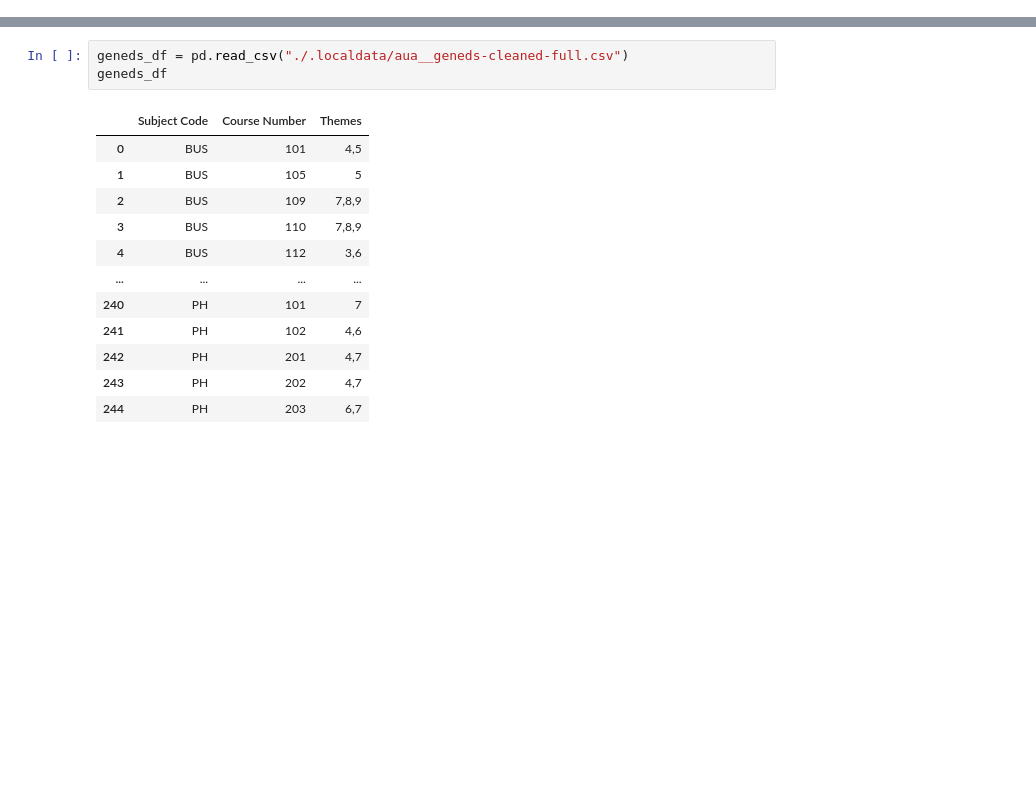
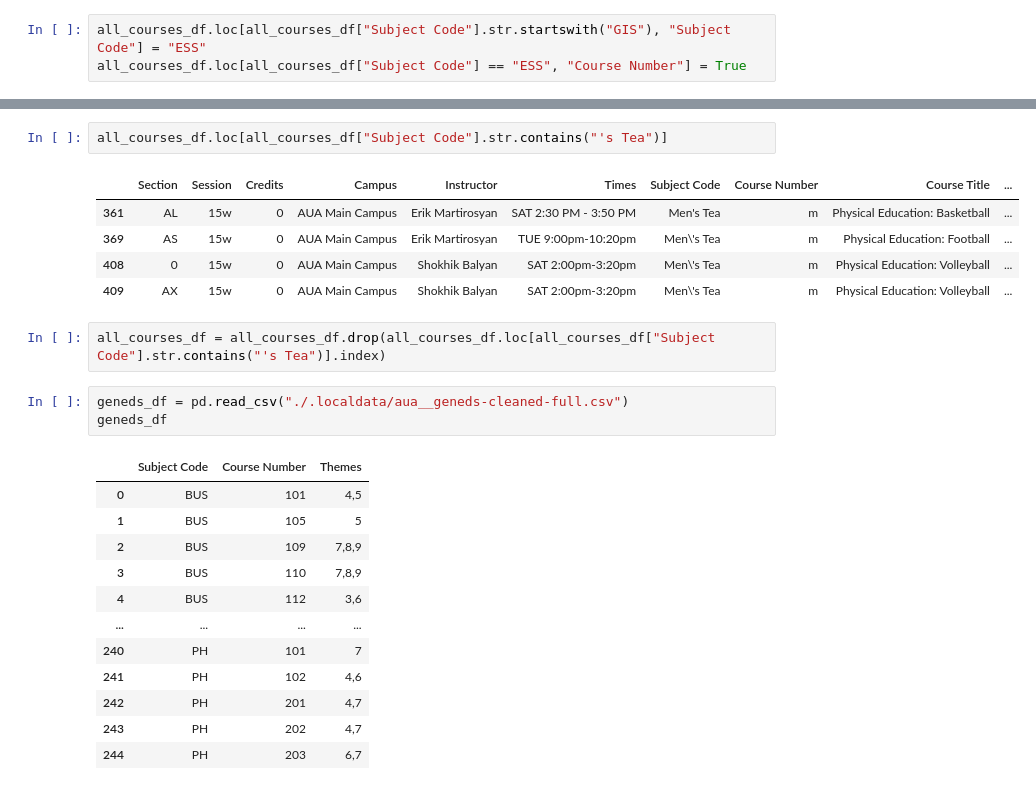
Before and after one commit to mikayelgr/corsa, a Jupyter notebook: 3. Corsa_AUA_Merged_F2025.ipynb, the cells around one changed output, grey strips where cells are left out. Saved outputs shown, nothing was run; the diff lists cells and outputs as text; blank space fills up the shorter version.

```diff
--- a/3. Corsa_AUA_Merged_F2025.ipynb
+++ b/3. Corsa_AUA_Merged_F2025.ipynb
@@ -9,0 +35,3 @@ all_courses_df[:2]
+# %%
+all_courses_df.loc[all_courses_df["Subject Code"].str.startswith("GIS"), "Subject Code"] = "ESS"
+all_courses_df.loc[all_courses_df["Subject Code"] == "ESS", "Course Number"] = True
@@ -10,3 +58,13 @@ all_courses_df[:2]
+# %%
+all_courses_df.loc[all_courses_df["Subject Code"].str.contains("'s Tea")]
+# %% [output]
+|  | Section | Session | Credits | Campus | Instructor | Times | Subject Code | Course Number | Course Title | ... |
+| 361 | AL | 15w | 0 | AUA Main Campus | Erik Martirosyan | SAT 2:30 PM - 3:50 PM | Men's Tea | m | Physical Education: Basketball | ... |
+| 369 | AS | 15w | 0 | AUA Main Campus | Erik Martirosyan | TUE 9:00pm-10:20pm | Men\'s Tea | m | Physical Education: Football | ... |
+| 408 | 0 | 15w | 0 | AUA Main Campus | Shokhik Balyan | SAT 2:00pm-3:20pm | Men\'s Tea | m | Physical Education: Volleyball | ... |
+| 409 | AX | 15w | 0 | AUA Main Campus | Shokhik Balyan | SAT 2:00pm-3:20pm | Men\'s Tea | m | Physical Education: Volleyball | ... |
+# %%
+all_courses_df = all_courses_df.drop(all_courses_df.loc[all_courses_df["Subject Code"].str.contains("'s Tea")].index)
 # %%
 geneds_df = pd.read_csv("./.localdata/aua__geneds-cleaned-full.csv")
 geneds_df
```
Also changed, not shown: parts of 12 cells of this notebook, 2 other files.
